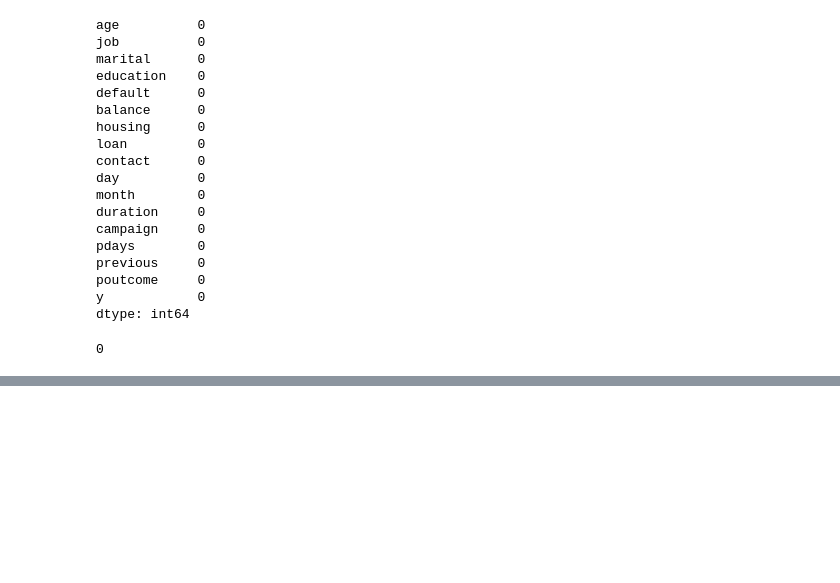
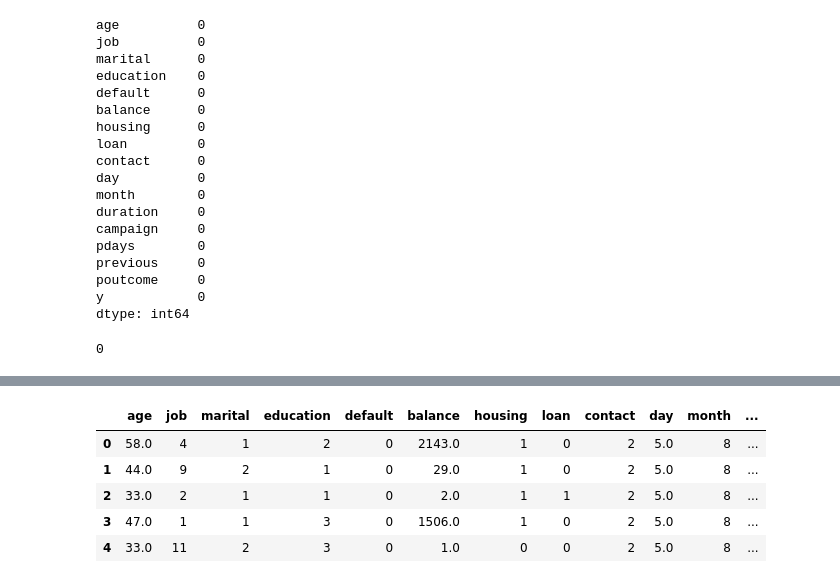
Before and after one commit to DWARAKESH3010/Machine_learning_codes, a Jupyter notebook: classification/bank.ipynb, the cells around one changed output, grey strips where cells are left out. Cells and saved outputs as stored; diff of their text form; code cells hidden in the pictures; blank space fills up the shorter version.

```diff
--- a/classification/bank.ipynb
+++ b/classification/bank.ipynb
@@ -188,0 +176,14 @@ cleaned_data.shape
+# %%
+from sklearn.preprocessing import LabelEncoder
+le = LabelEncoder()
+for column in df.columns:
+    if df.dtypes[column] == 'object':
+        df[column] = le.fit_transform(df[column])
+df.head()
+# %% [output]
+|  | age | job | marital | education | default | balance | housing | loan | contact | day | month | ... |
+| 0 | 58.0 | 4 | 1 | 2 | 0 | 2143.0 | 1 | 0 | 2 | 5.0 | 8 | ... |
+| 1 | 44.0 | 9 | 2 | 1 | 0 | 29.0 | 1 | 0 | 2 | 5.0 | 8 | ... |
+| 2 | 33.0 | 2 | 1 | 1 | 0 | 2.0 | 1 | 1 | 2 | 5.0 | 8 | ... |
+| 3 | 47.0 | 1 | 1 | 3 | 0 | 1506.0 | 1 | 0 | 2 | 5.0 | 8 | ... |
+| 4 | 33.0 | 11 | 2 | 3 | 0 | 1.0 | 0 | 0 | 2 | 5.0 | 8 | ... |
```
Also changed, not shown: parts of 25 cells of this notebook, 2 other files.
